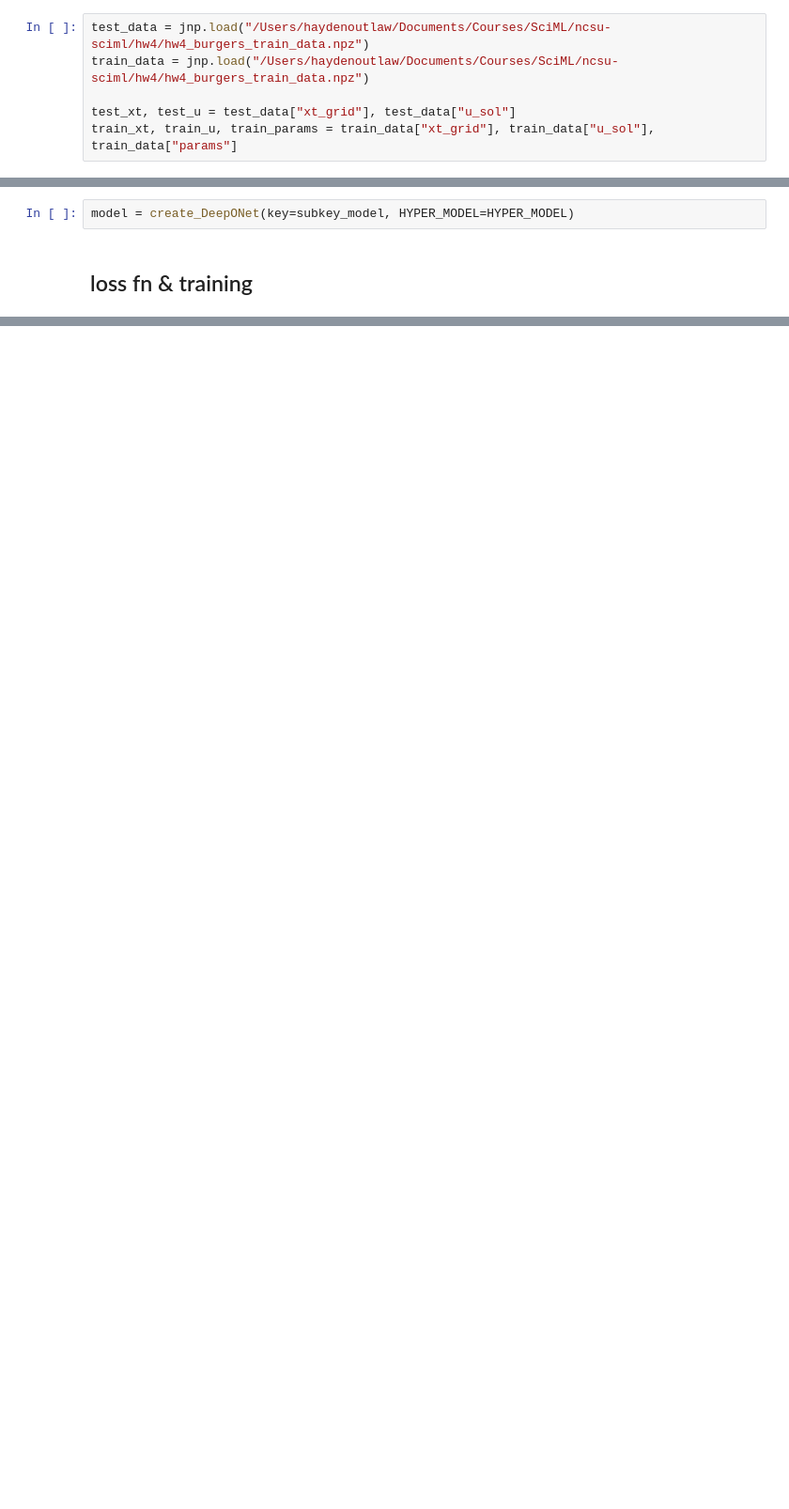
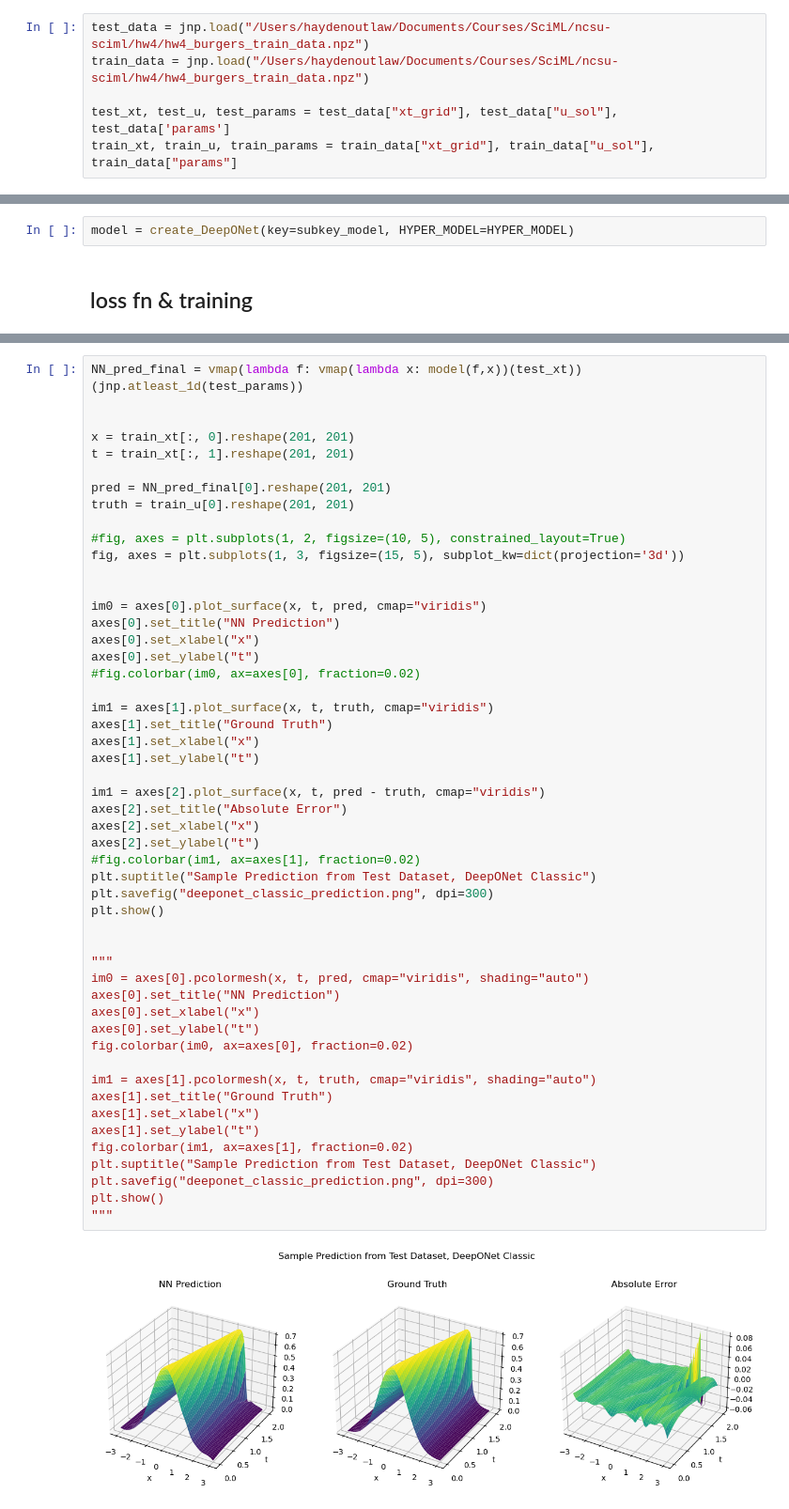
Before and after one commit to outlawhayden/ncsu-sciml, a Jupyter notebook: hw4/deeponet_exp.ipynb, the cells around one changed output, grey strips where cells are left out. Shown at 94% size. Cells and saved outputs as stored; diff of their text form; blank space fills up the shorter version.

Commit message:
hw4 model options

```diff
--- a/hw4/deeponet_exp.ipynb
+++ b/hw4/deeponet_exp.ipynb
@@ -433,7 +433,7 @@ def training_MODEL_RBA(model, custom_loss_fn, custom_loss_fn_LBFGS, HYPER_OPTIM,
 test_data = jnp.load("/Users/haydenoutlaw/Documents/Courses/SciML/ncsu-sciml/hw4/hw4_burgers_train_data.npz")
 train_data = jnp.load("/Users/haydenoutlaw/Documents/Courses/SciML/ncsu-sciml/hw4/hw4_burgers_train_data.npz")
 
-test_xt, test_u = test_data["xt_grid"], test_data["u_sol"]
+test_xt, test_u, test_params = test_data["xt_grid"], test_data["u_sol"], test_data['params']
 train_xt, train_u, train_params = train_data["xt_grid"], train_data["u_sol"], train_data["params"]
 # %%
 train_xt.shape
@@ -558,0 +588,53 @@ Avg. Relative L2 error     : 1.2378e-02
+# %%
+NN_pred_final = vmap(lambda f: vmap(lambda x: model(f,x))(test_xt))(jnp.atleast_1d(test_params))
+
+
+x = train_xt[:, 0].reshape(201, 201)
+t = train_xt[:, 1].reshape(201, 201)
+
+pred = NN_pred_final[0].reshape(201, 201)
+truth = train_u[0].reshape(201, 201)
+
+#fig, axes = plt.subplots(1, 2, figsize=(10, 5), constrained_layout=True)
+fig, axes = plt.subplots(1, 3, figsize=(15, 5), subplot_kw=dict(projection='3d'))
+
+
+im0 = axes[0].plot_surface(x, t, pred, cmap="viridis")
+axes[0].set_title("NN Prediction")
+axes[0].set_xlabel("x")
+axes[0].set_ylabel("t")
+#fig.colorbar(im0, ax=axes[0], fraction=0.02)
+
+im1 = axes[1].plot_surface(x, t, truth, cmap="viridis")
+axes[1].set_title("Ground Truth")
+axes[1].set_xlabel("x")
+axes[1].set_ylabel("t")
+
+im1 = axes[2].plot_surface(x, t, pred - truth, cmap="viridis")
+axes[2].set_title("Absolute Error")
+axes[2].set_xlabel("x")
+axes[2].set_ylabel("t")
+#fig.colorbar(im1, ax=axes[1], fraction=0.02)
+plt.suptitle("Sample Prediction from Test Dataset, DeepONet Classic")
+plt.savefig("deeponet_classic_prediction.png", dpi=300)
+plt.show()
+
+
+"""
+im0 = axes[0].pcolormesh(x, t, pred, cmap="viridis", shading="auto")
+axes[0].set_title("NN Prediction")
+axes[0].set_xlabel("x")
+axes[0].set_ylabel("t")
+fig.colorbar(im0, ax=axes[0], fraction=0.02)
+
+im1 = axes[1].pcolormesh(x, t, truth, cmap="viridis", shading="auto")
+axes[1].set_title("Ground Truth")
+axes[1].set_xlabel("x")
+axes[1].set_ylabel("t")
+fig.colorbar(im1, ax=axes[1], fraction=0.02)
+plt.suptitle("Sample Prediction from Test Dataset, DeepONet Classic")
+plt.savefig("deeponet_classic_prediction.png", dpi=300)
+plt.show()
+"""
+# %% [output]
+[figure, added]
```
Also changed, not shown: parts of 9 cells of this notebook, 17 other files.
